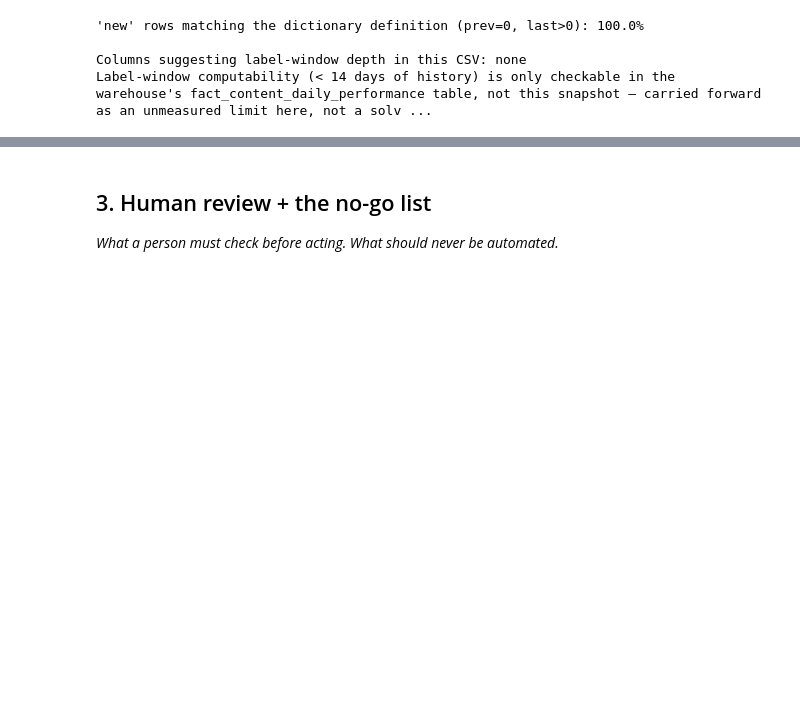
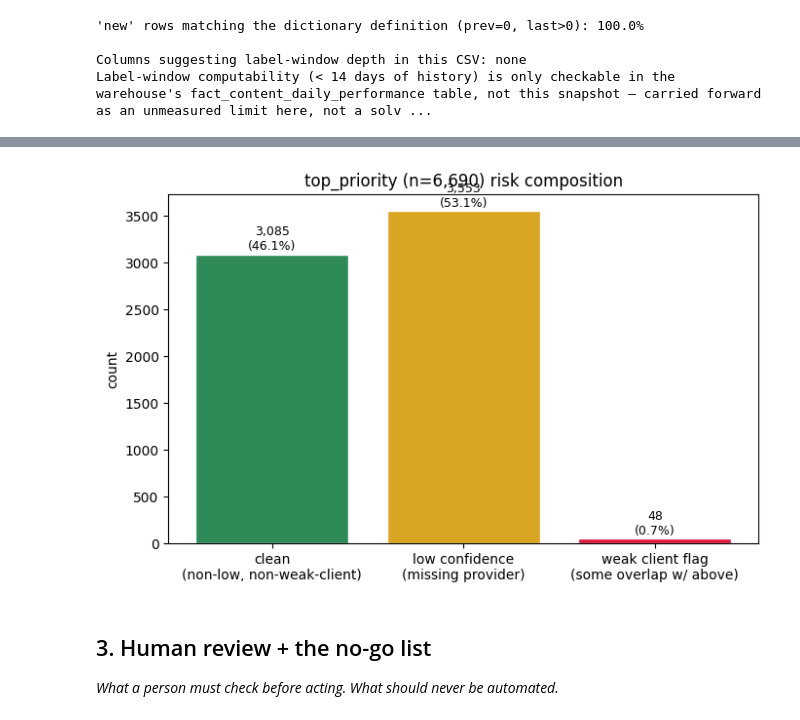
Before and after one commit to whozahm3d/flyrank-ml-internship, a Jupyter notebook: work/notebooks/w07_action_playbook.ipynb, the cells around one changed output, grey strips where cells are left out. Saved outputs shown, nothing was run; the diff lists cells and outputs as text; code cells hidden in the pictures; blank space fills up the shorter version.

```diff
--- a/work/notebooks/w07_action_playbook.ipynb
+++ b/work/notebooks/w07_action_playbook.ipynb
@@ -691,3 +737,22 @@ Hashed content_id-style strings found: 0 unique
+# %%
+# --- Viz: top_priority risk composition — makes the 53.8% overlap concrete ---
+fig, ax = plt.subplots(figsize=(7, 4.5))
+
+risk_counts = {
+    "clean\n(non-low, non-weak-client)": len(top_priority) - n_low_confidence - (n_weak_client - weak_client_missing_provider),
+    "low confidence\n(missing provider)": n_missing_provider - weak_client_missing_provider,
+    "weak client flag\n(some overlap w/ above)": n_weak_client,
+}
+ax.bar(risk_counts.keys(), risk_counts.values(), color=["seagreen", "goldenrod", "crimson"], edgecolor="white")
+ax.set_ylabel("count")
+ax.set_title(f"top_priority (n={len(top_priority):,}) risk composition")
+for i, (k, v) in enumerate(risk_counts.items()):
+    ax.text(i, v + 50, f"{v:,}\n({v/len(top_priority):.1%})", ha="center", fontsize=9)
+plt.tight_layout()
+plt.savefig("work/outputs/w07_top_priority_risk_composition.png", dpi=150)
+plt.show()
+# %% [output]
+[figure, added]
 # %% [markdown]
 ## 3. Human review + the no-go list
 
```
Also changed, not shown: parts of 3 cells of this notebook.
